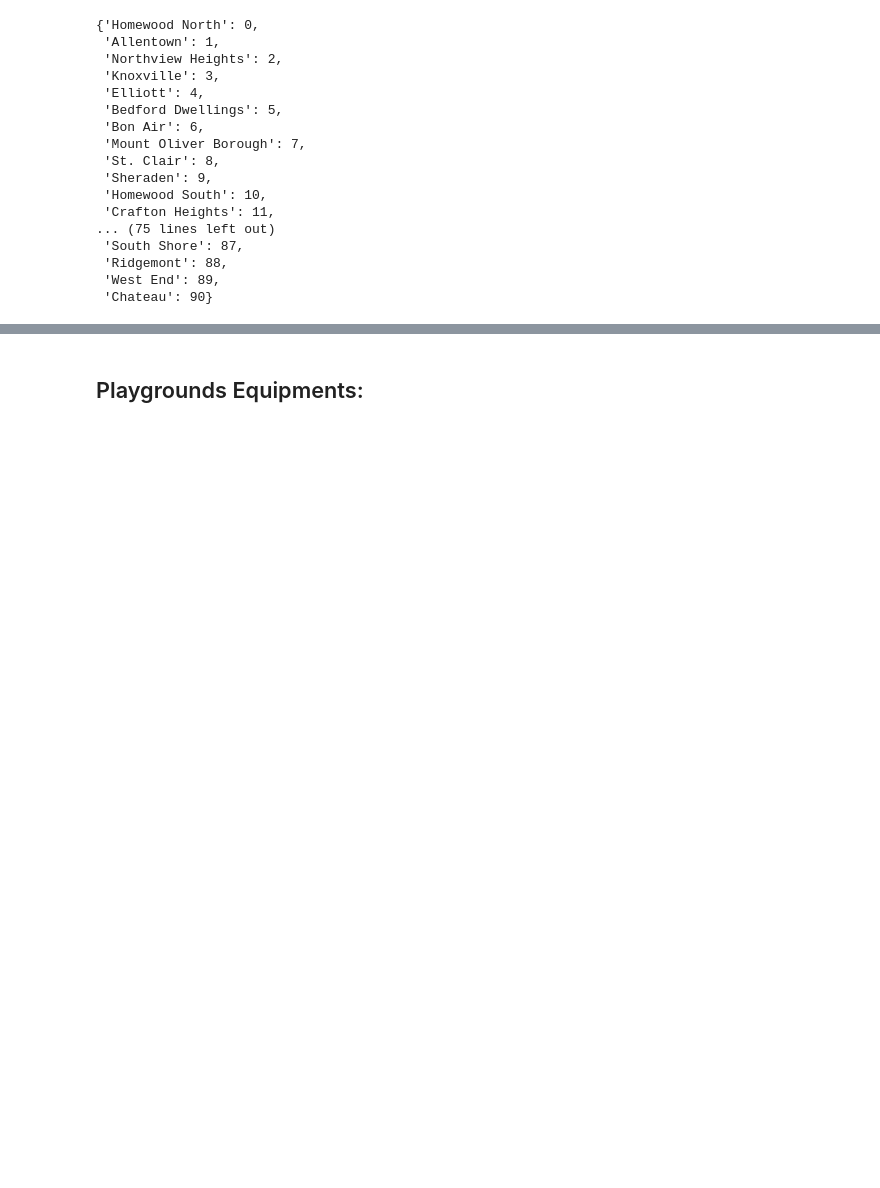
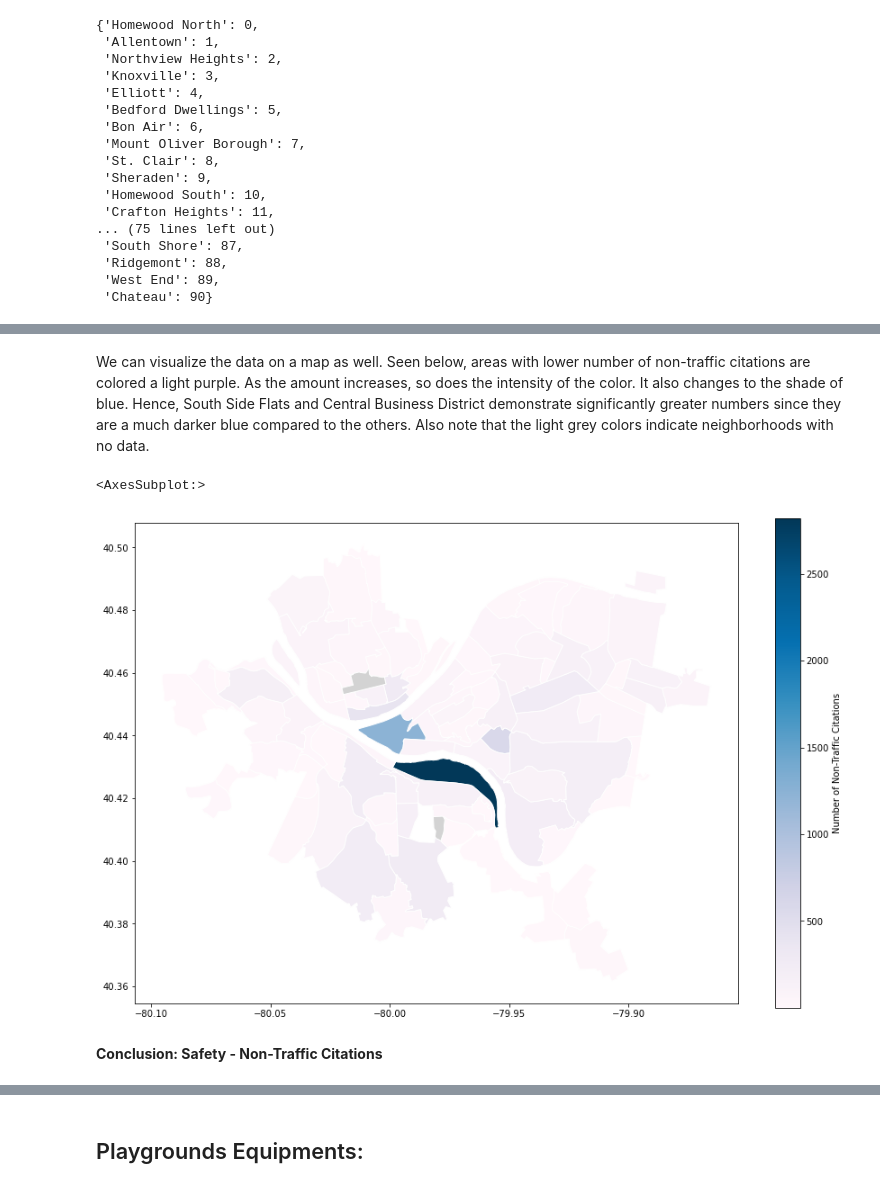
Before and after one commit to kevinjcorcoran/Final_Project, a Jupyter notebook: TeamFamLLCFinalProject.ipynb, the cells around one changed output, grey strips where cells are left out. Drawn from its saved outputs; the diff is of its cells as text; code cells hidden in the pictures; blank space fills up the shorter version.

```diff
--- a/TeamFamLLCFinalProject.ipynb
+++ b/TeamFamLLCFinalProject.ipynb
@@ -96,0 +154,18 @@ INSERT INTRO AND SUMMARY OF FINDINGS HERE
+# %% [markdown]
+We can visualize the data on a map as well. Seen below, areas with lower number of non-traffic citations are colored a light purple. As the amount increases, so does the intensity of the color. It also changes to the shade of blue. Hence, South Side Flats and Central Business District demonstrate significantly greater numbers since they are a much darker blue compared to the others. Also note that the light grey colors indicate neighborhoods with no data.
+# %%
+neighborhoods = gp.read_file("Neighborhoods/Neighborhoods_.shp") # read in shapefile
+ntc_map = neighborhoods.merge(ntc_nbhd, how='left', left_on='hood', right_on='NEIGHBORHOOD') # merge
+ntc_map.plot(column='OFFENSES', # data to be used for coloring
+               cmap='PuBu',              # color palette
+               edgecolor="white",
+               legend=True,
+               legend_kwds={'label': "Number of Non-Traffic Citations"},
+               figsize=(15, 10),
+               missing_kwds={"color": "lightgrey"} # neighborhoods with no data are grey
+               )
+# %% [output]
+<AxesSubplot:>
+[figure, added]
+# %% [markdown]
+**Conclusion: Safety - Non-Traffic Citations**
```
Also changed, not shown: parts of 13 cells of this notebook, 1 other file.
